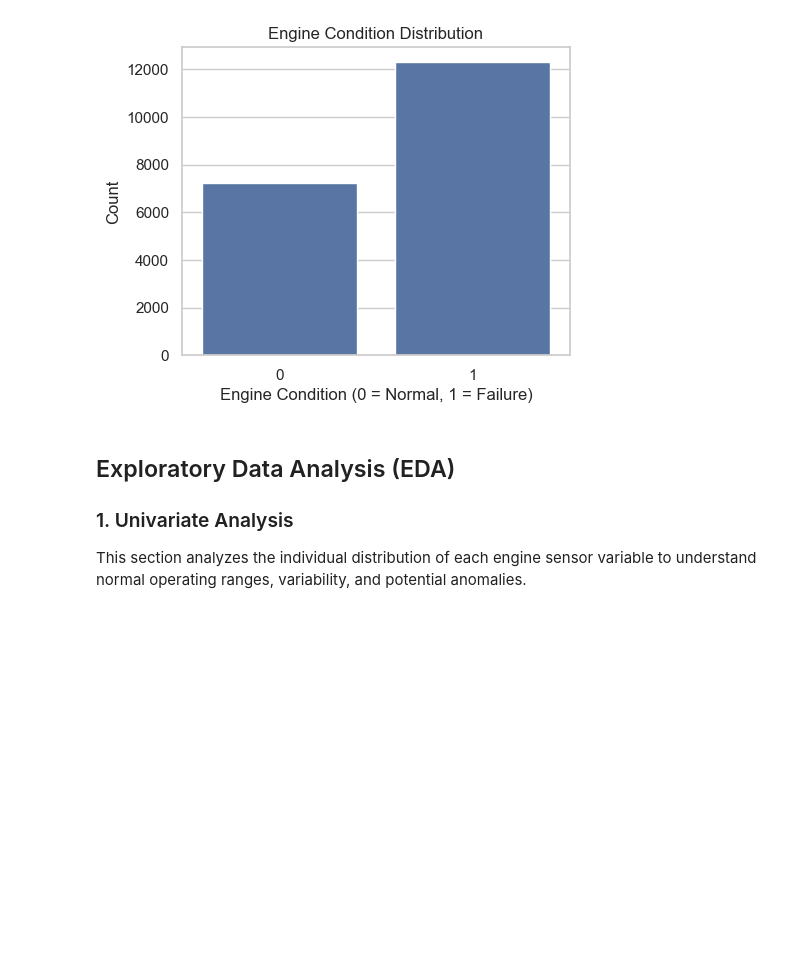
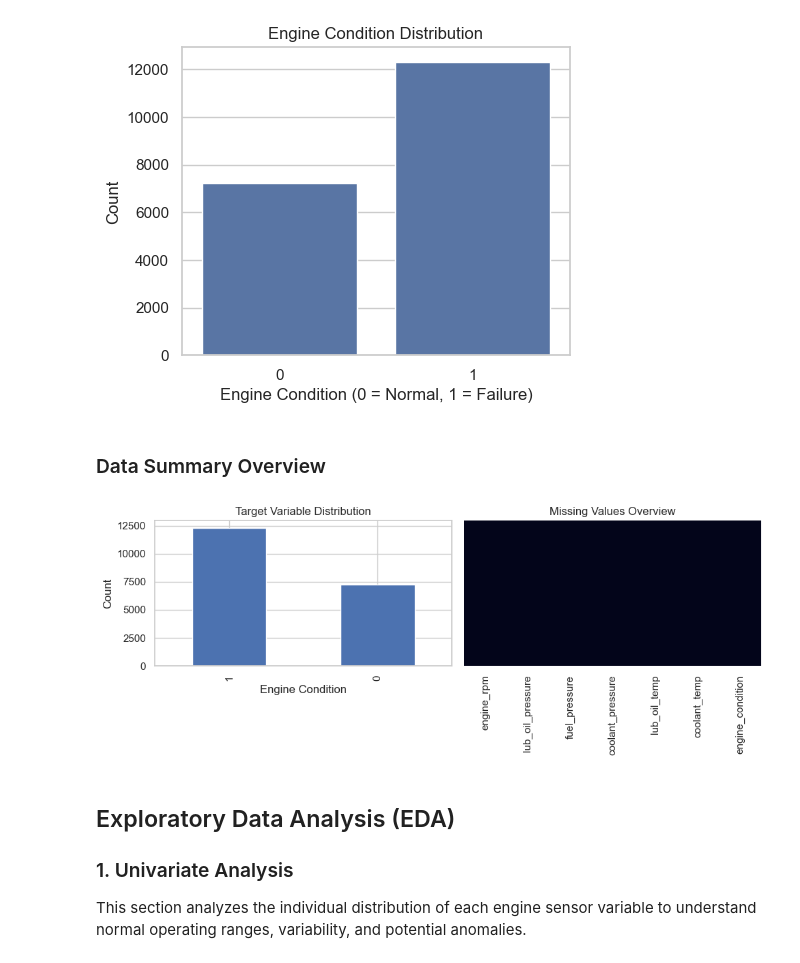
Before and after one commit to siddmkrj/predictive_maintenance, a Jupyter notebook: notebooks/predictive_maintenance.ipynb, the cells around one changed output. Drawn from its saved outputs; the diff is of its cells as text; code cells hidden in the pictures; blank space fills up the shorter version.

```diff
--- a/notebooks/predictive_maintenance.ipynb
+++ b/notebooks/predictive_maintenance.ipynb
@@ -246,6 +246,37 @@ plt.ylabel("Count")
 plt.show()
 # %% [output]
 [figure]
+# %% [markdown]
+### Data Summary Overview
+# %%
+import matplotlib.pyplot as plt
+import seaborn as sns
+
+fig, axes = plt.subplots(1, 2, figsize=(10, 4))
+
+# Target distribution
+df['engine_condition'].value_counts().plot(
+    kind='bar',
+    ax=axes[0]
+)
+axes[0].set_title("Target Variable Distribution")
+axes[0].set_xlabel("Engine Condition")
+axes[0].set_ylabel("Count")
+
+# Missing values heatmap
+sns.heatmap(
+    df.isnull(),
+    cbar=False,
+    yticklabels=False,
+    ax=axes[1]
+)
+axes[1].set_title("Missing Values Overview")
+
+plt.tight_layout()
+plt.savefig("../reports/figures/data_overview_summary.png", dpi=300)
+plt.show()
+# %% [output]
+[figure, added]
 # %% [markdown]
 ## Exploratory Data Analysis (EDA)
 
```
Also changed, not shown: parts of 5 cells of this notebook, 6 other files.
